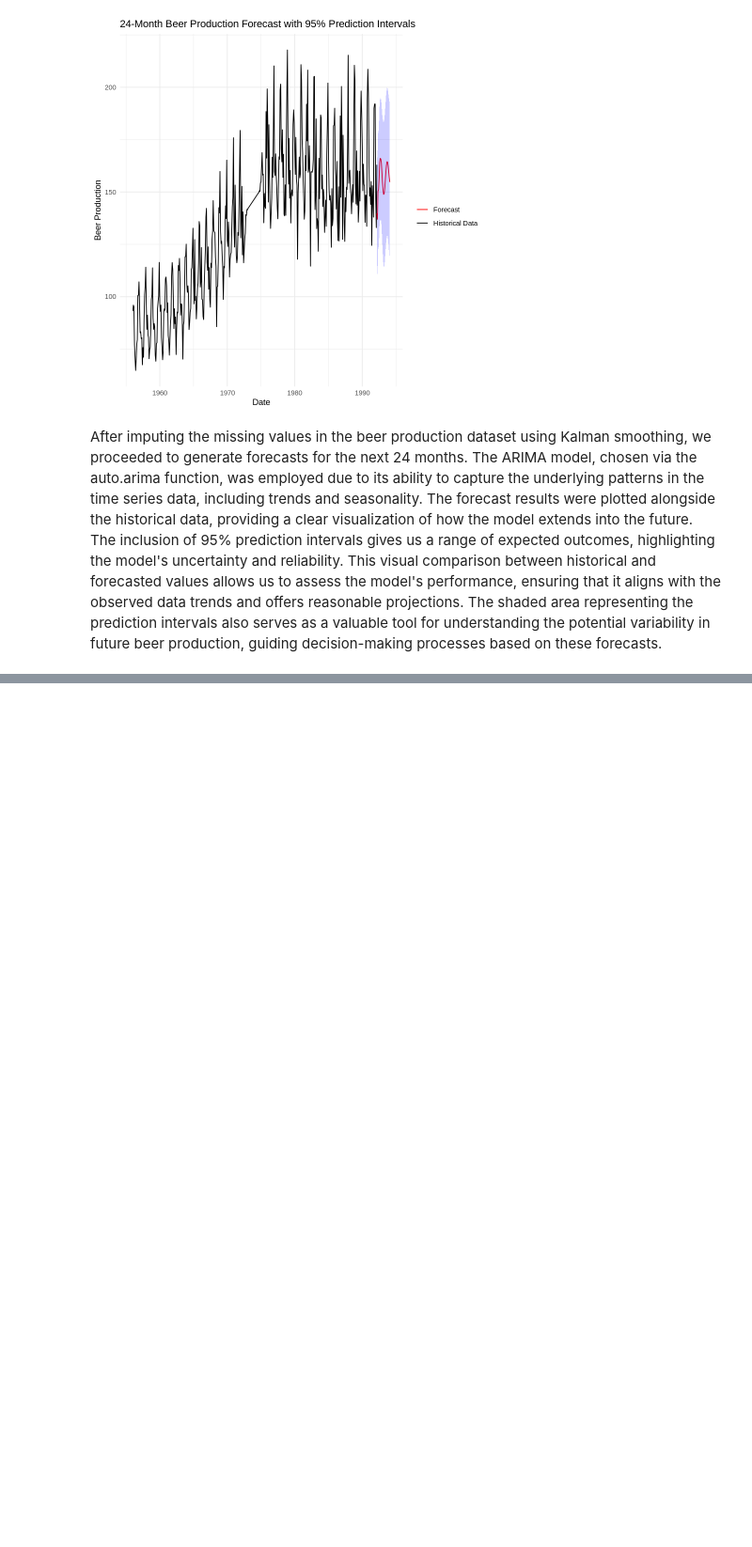
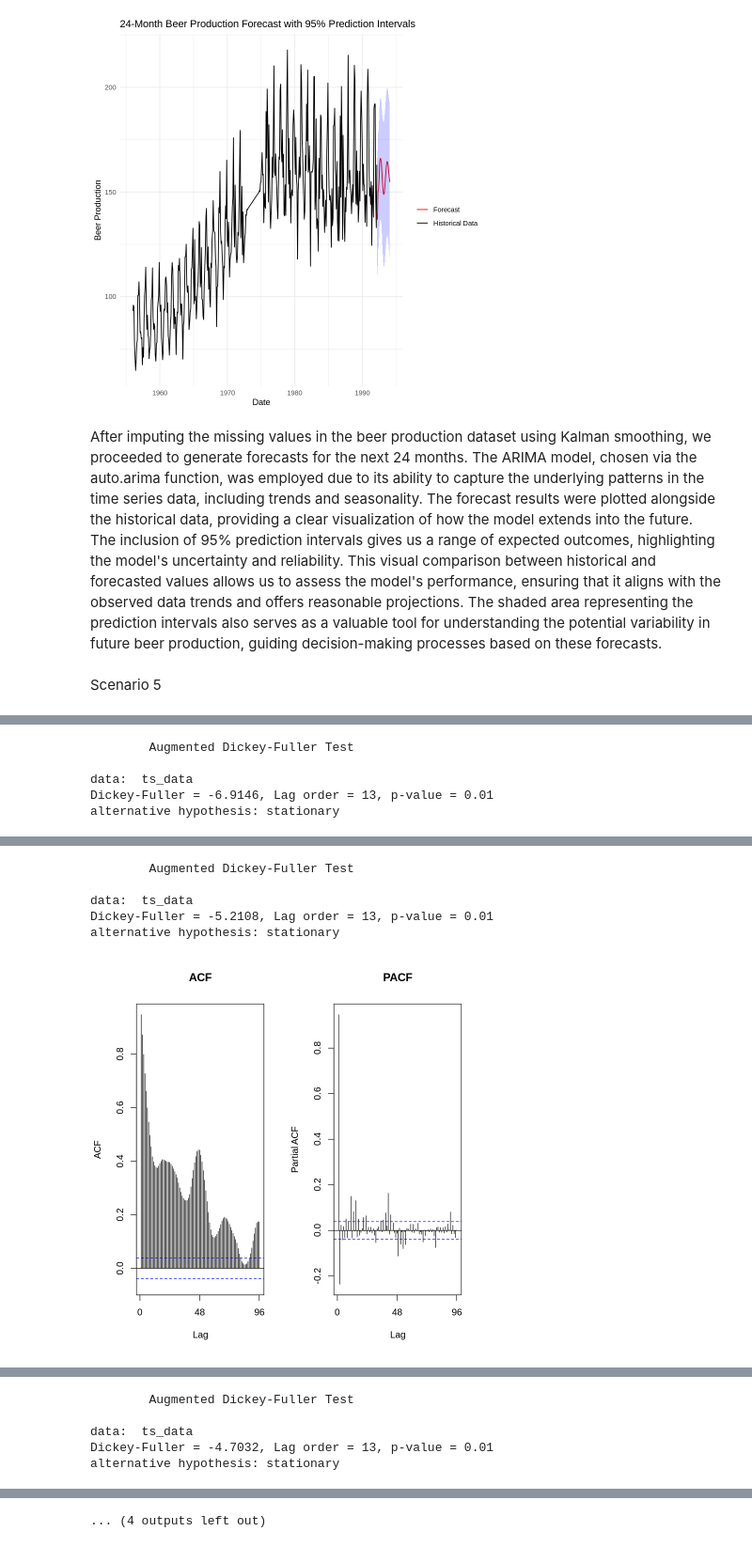
Before and after one commit to kf-rahman/UW-stat_courses, a Jupyter notebook: stat443_Final.ipynb, the cells around one changed output, grey strips where cells are left out. Shown at 94% size. Cells and saved outputs as stored; diff of their text form; code cells hidden in the pictures; blank space fills up the shorter version.

```diff
--- a/stat443_Final.ipynb
+++ b/stat443_Final.ipynb
@@ -431,0 +428,62 @@ After imputing the missing values in the beer production dataset using Kalman sm
+# %% [markdown]
+Scenario 5
+# %%
+library(forecast)
+library(tseries)
+library(ggplot2)
+
+city1 <- read.csv("/content/pollutionCity1.txt", header = FALSE, col.names = c("Value"))
+city2 <- read.csv("/content/pollutionCity2.txt", header = FALSE, col.names = c("Value"))
+city3 <- read.csv("/content/pollutionCity3.txt", header = FALSE, col.names = c("Value"))
+
+city1$Value <- as.numeric(city1$Value)
+city2$Value <- as.numeric(city2$Value)
+city3$Value <- as.numeric(city3$Value)
+
+city1_ts <- ts(na.omit(city1$Value), frequency = 48)
+city2_ts <- ts(na.omit(city2$Value), frequency = 48)
+city3_ts <- ts(na.omit(city3$Value), frequency = 48)
+
+
+check_stationarity <- function(ts_data) {
+  adf_test <- adf.test(ts_data)
+  print(adf_test)
+
+  par(mfrow = c(1, 2))
+  Acf(ts_data, main = 'ACF')
+  Pacf(ts_data, main = 'PACF')
+}
+
+# Check stationarity for each city
+check_stationarity(city1_ts)
+check_stationarity(city2_ts)
+check_stationarity(city3_ts)
+
+# Apply SARIMA Model
+fit_sarima_city1 <- auto.arima(city1_ts, seasonal = TRUE)
+fit_sarima_city2 <- auto.arima(city2_ts, seasonal = TRUE)
+fit_sarima_city3 <- auto.arima(city3_ts, seasonal = TRUE)
+
+# Apply ETS Model
+fit_ets_city1 <- ets(city1_ts)
+fit_ets_city2 <- ets(city2_ts)
+fit_ets_city3 <- ets(city3_ts)
+
+# Forecast next 336 time steps
+forecast_sarima_city1 <- forecast(fit_sarima_city1, h = 336)
+forecast_sarima_city2 <- forecast(fit_sarima_city2, h = 336)
+forecast_sarima_city3 <- forecast(fit_sarima_city3, h = 336)
+
+forecast_ets_city1 <- forecast(fit_ets_city1, h = 336)
+forecast_ets_city2 <- forecast(fit_ets_city2, h = 336)
+forecast_ets_city3 <- forecast(fit_ets_city3, h = 336)
+
+# Plot forecasts with 95% prediction intervals
+autoplot(forecast_sarima_city1) + ggtitle("SARIMA Forecast for City 1")
+autoplot(forecast_sarima_city2) + ggtitle("SARIMA Forecast for City 2")
+autoplot(forecast_sarima_city3) + ggtitle("SARIMA Forecast for City 3")
+
+autoplot(forecast_ets_city1) + ggtitle("ETS Forecast for City 1")
+autoplot(forecast_ets_city2) + ggtitle("ETS Forecast for City 2")
+autoplot(forecast_ets_city3) + ggtitle("ETS Forecast for City 3")
+# %% [output]
@@ -431,0 +498,5 @@ After imputing the missing values in the beer production dataset using Kalman sm
+        Augmented Dickey-Fuller Test
+
+data:  ts_data
+Dickey-Fuller = -6.9146, Lag order = 13, p-value = 0.01
+alternative hypothesis: stationary
@@ -431,0 +505,6 @@ After imputing the missing values in the beer production dataset using Kalman sm
+        Augmented Dickey-Fuller Test
+
+data:  ts_data
+Dickey-Fuller = -5.2108, Lag order = 13, p-value = 0.01
+alternative hypothesis: stationary
+[figure, added]
@@ -431,0 +513,5 @@ After imputing the missing values in the beer production dataset using Kalman sm
+        Augmented Dickey-Fuller Test
+
+data:  ts_data
+Dickey-Fuller = -4.7032, Lag order = 13, p-value = 0.01
+alternative hypothesis: stationary
@@ -431,0 +528 @@ After imputing the missing values in the beer production dataset using Kalman sm
+... (4 outputs left out)
```
Also changed, not shown: parts of 15 cells of this notebook.
